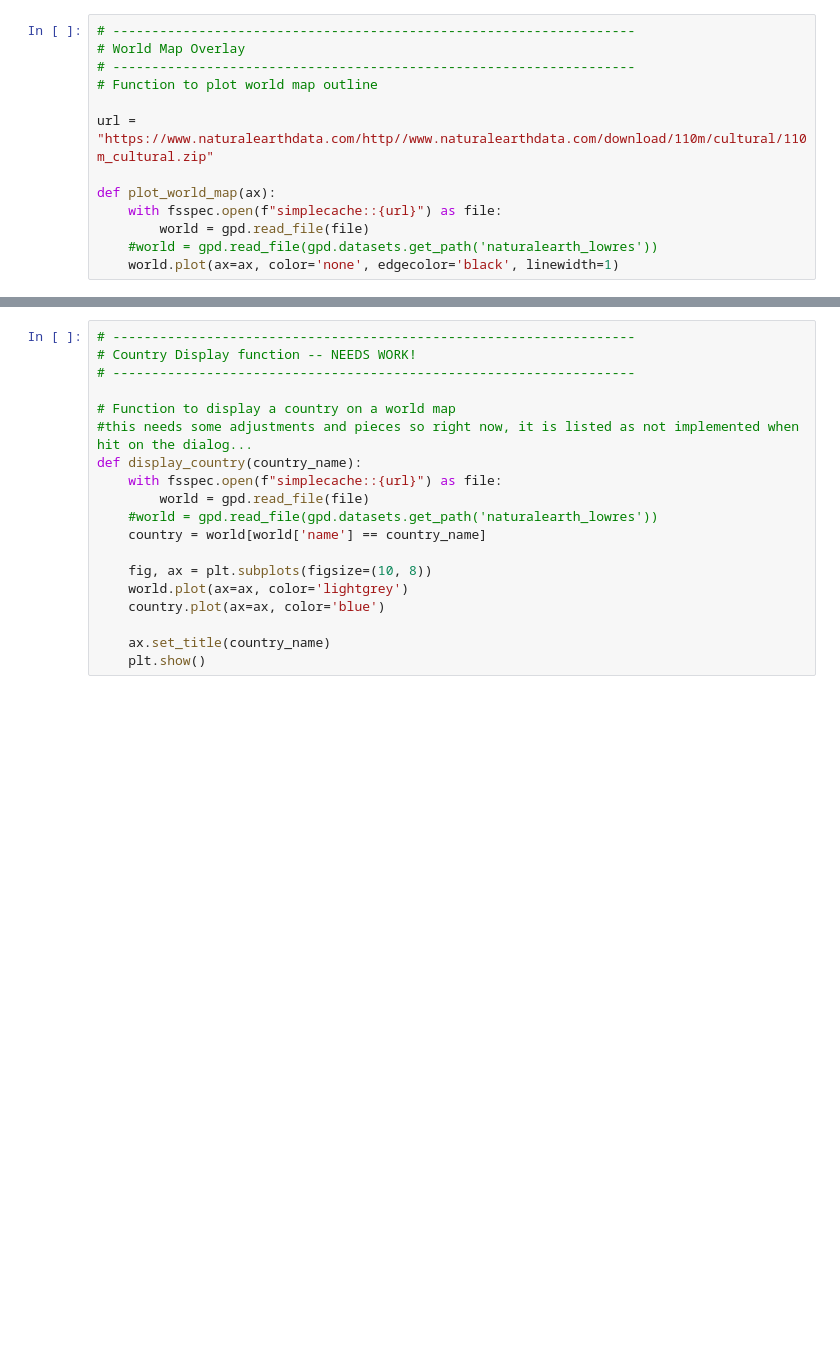
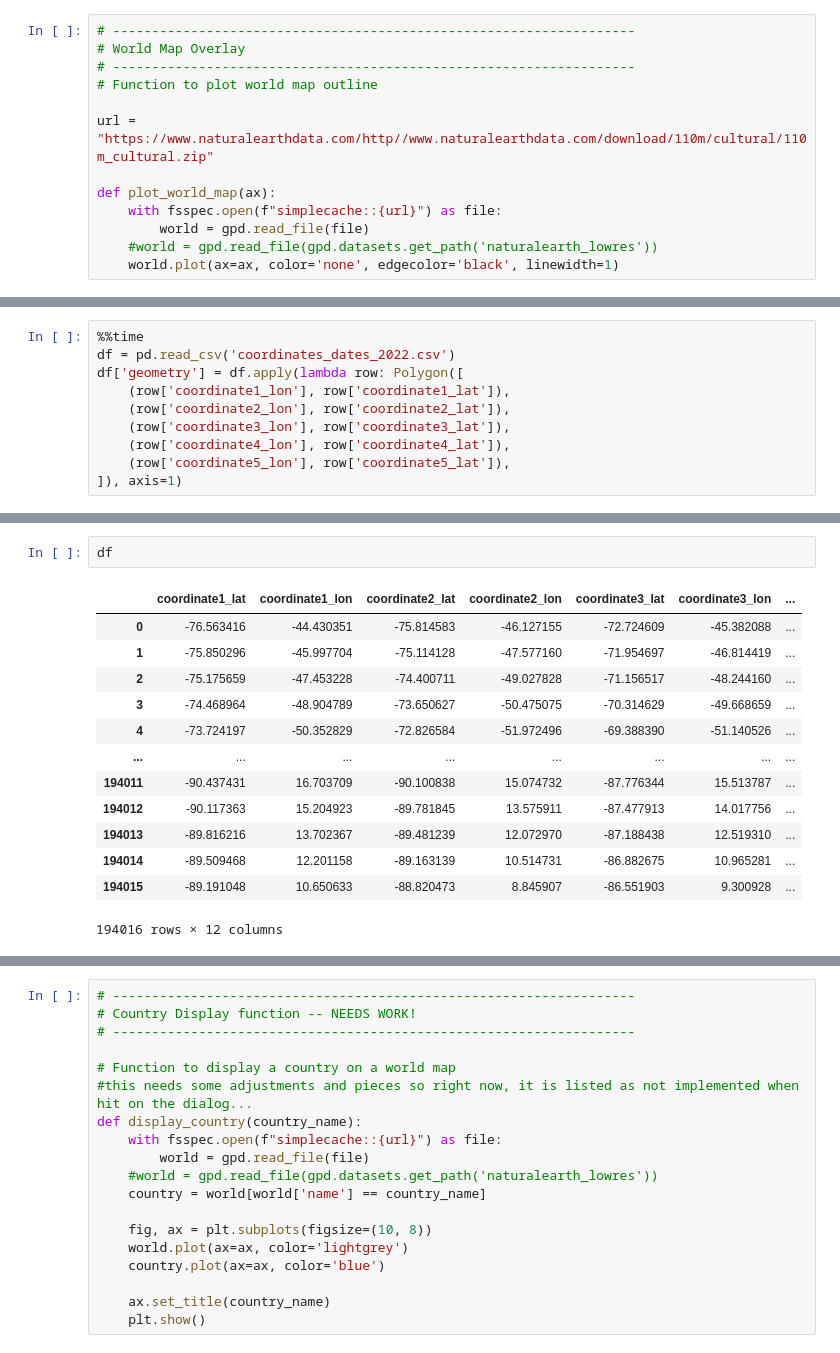
Before and after one commit to YaliWang2019/ASF-Heatmaps, a Jupyter notebook: HMWin_Update.ipynb, the cells around one changed output, grey strips where cells are left out. Saved outputs shown, nothing was run; the diff lists cells and outputs as text; blank space fills up the shorter version.

```diff
--- a/HMWin_Update.ipynb
+++ b/HMWin_Update.ipynb
@@ -37,0 +44,10 @@ def plot_world_map(ax):
+# %%
+%%time
+df = pd.read_csv('coordinates_dates_2022.csv')
+df['geometry'] = df.apply(lambda row: Polygon([
+    (row['coordinate1_lon'], row['coordinate1_lat']),
+    (row['coordinate2_lon'], row['coordinate2_lat']),
+    (row['coordinate3_lon'], row['coordinate3_lat']),
+    (row['coordinate4_lon'], row['coordinate4_lat']),
+    (row['coordinate5_lon'], row['coordinate5_lat']),
+]), axis=1)
@@ -37,0 +64,16 @@ def plot_world_map(ax):
+# %%
+df
+# %% [output]
+|  | coordinate1_lat | coordinate1_lon | coordinate2_lat | coordinate2_lon | coordinate3_lat | coordinate3_lon | ... |
+| 0 | -76.563416 | -44.430351 | -75.814583 | -46.127155 | -72.724609 | -45.382088 | ... |
+| 1 | -75.850296 | -45.997704 | -75.114128 | -47.577160 | -71.954697 | -46.814419 | ... |
+| 2 | -75.175659 | -47.453228 | -74.400711 | -49.027828 | -71.156517 | -48.244160 | ... |
+| 3 | -74.468964 | -48.904789 | -73.650627 | -50.475075 | -70.314629 | -49.668659 | ... |
+| 4 | -73.724197 | -50.352829 | -72.826584 | -51.972496 | -69.388390 | -51.140526 | ... |
+| ... | ... | ... | ... | ... | ... | ... | ... |
+| 194011 | -90.437431 | 16.703709 | -90.100838 | 15.074732 | -87.776344 | 15.513787 | ... |
+| 194012 | -90.117363 | 15.204923 | -89.781845 | 13.575911 | -87.477913 | 14.017756 | ... |
+| 194013 | -89.816216 | 13.702367 | -89.481239 | 12.072970 | -87.188438 | 12.519310 | ... |
+| 194014 | -89.509468 | 12.201158 | -89.163139 | 10.514731 | -86.882675 | 10.965281 | ... |
+| 194015 | -89.191048 | 10.650633 | -88.820473 | 8.845907 | -86.551903 | 9.300928 | ... |
+194016 rows × 12 columns
```
Also changed, not shown: parts of 21 cells of this notebook, 4 other files.
